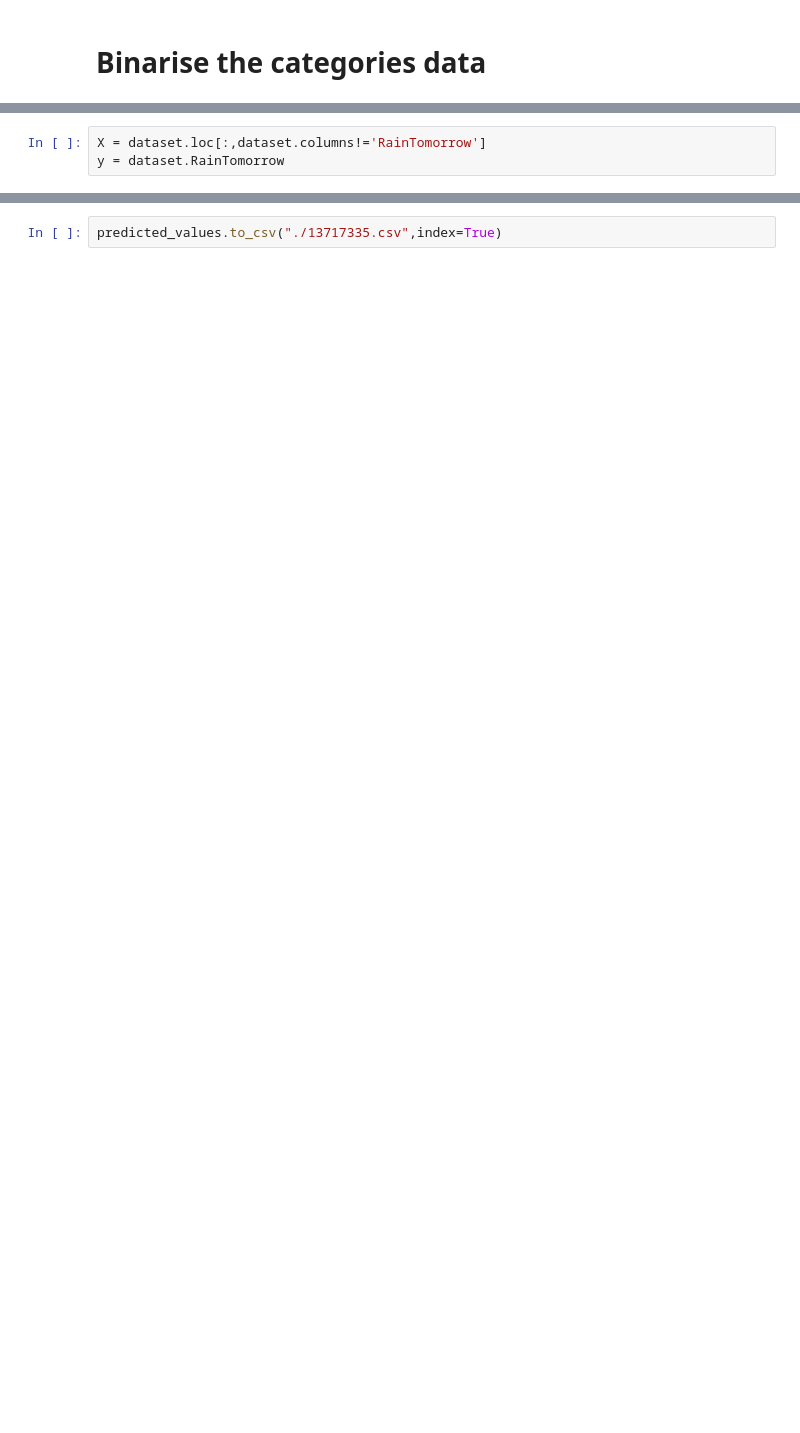
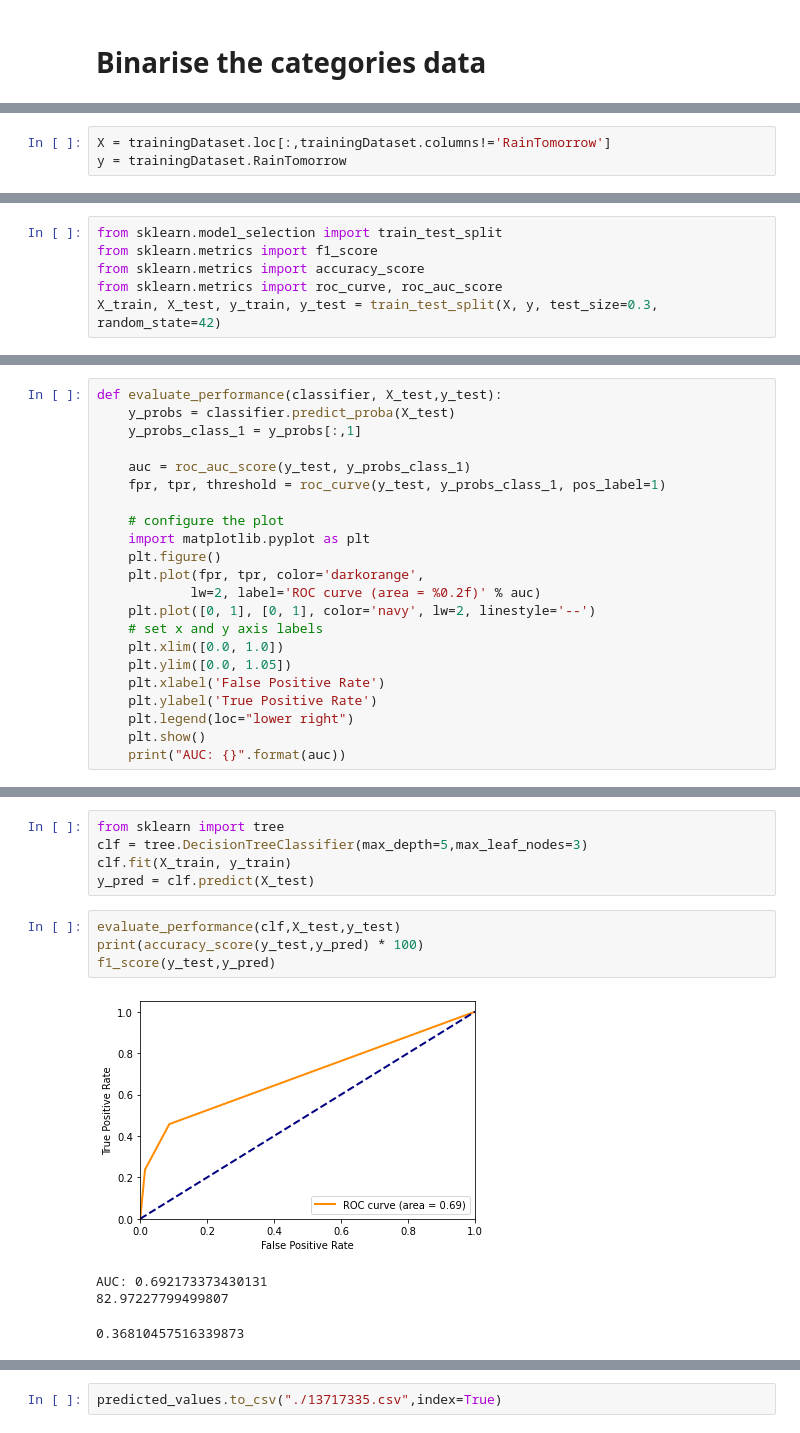
Before and after one commit to huukhang1512/utsDataAnal, a Jupyter notebook: ass3/analyse.ipynb, the cells around one changed output, grey strips where cells are left out. Saved outputs shown, nothing was run; the diff lists cells and outputs as text; blank space fills up the shorter version.

```diff
--- a/ass3/analyse.ipynb
+++ b/ass3/analyse.ipynb
@@ -415,6 +213,6 @@ dataset.head()
 # %%
-X = dataset.loc[:,dataset.columns!='RainTomorrow']
-y = dataset.RainTomorrow
+X = trainingDataset.loc[:,trainingDataset.columns!='RainTomorrow']
+y = trainingDataset.RainTomorrow
 # %%
 X.isna().sum()
 # %% [output]
@@ -569,0 +237,6 @@ predicted_values
+# %%
+from sklearn.model_selection import train_test_split
+from sklearn.metrics import f1_score
+from sklearn.metrics import accuracy_score
+from sklearn.metrics import roc_curve, roc_auc_score
+X_train, X_test, y_train, y_test = train_test_split(X, y, test_size=0.3, random_state=42)
@@ -569,0 +245,22 @@ predicted_values
+# %%
+def evaluate_performance(classifier, X_test,y_test):
+    y_probs = classifier.predict_proba(X_test)
+    y_probs_class_1 = y_probs[:,1]
+
+    auc = roc_auc_score(y_test, y_probs_class_1)
+    fpr, tpr, threshold = roc_curve(y_test, y_probs_class_1, pos_label=1)
+
+    # configure the plot
+    import matplotlib.pyplot as plt
+    plt.figure()
+    plt.plot(fpr, tpr, color='darkorange',
+            lw=2, label='ROC curve (area = %0.2f)' % auc)
+    plt.plot([0, 1], [0, 1], color='navy', lw=2, linestyle='--')
+    # set x and y axis labels
+    plt.xlim([0.0, 1.0])
+    plt.ylim([0.0, 1.05])
+    plt.xlabel('False Positive Rate')
+    plt.ylabel('True Positive Rate')
+    plt.legend(loc="lower right")
+    plt.show()
+    print("AUC: {}".format(auc))
@@ -569,0 +269,14 @@ predicted_values
+# %%
+from sklearn import tree
+clf = tree.DecisionTreeClassifier(max_depth=5,max_leaf_nodes=3)
+clf.fit(X_train, y_train)
+y_pred = clf.predict(X_test)
+# %%
+evaluate_performance(clf,X_test,y_test)
+print(accuracy_score(y_test,y_pred) * 100)
+f1_score(y_test,y_pred)
+# %% [output]
+[figure, added]
+AUC: 0.692173373430131
+82.97227799499807
+0.36810457516339873
```
Also changed, not shown: parts of 94 cells of this notebook, 1 other file.
